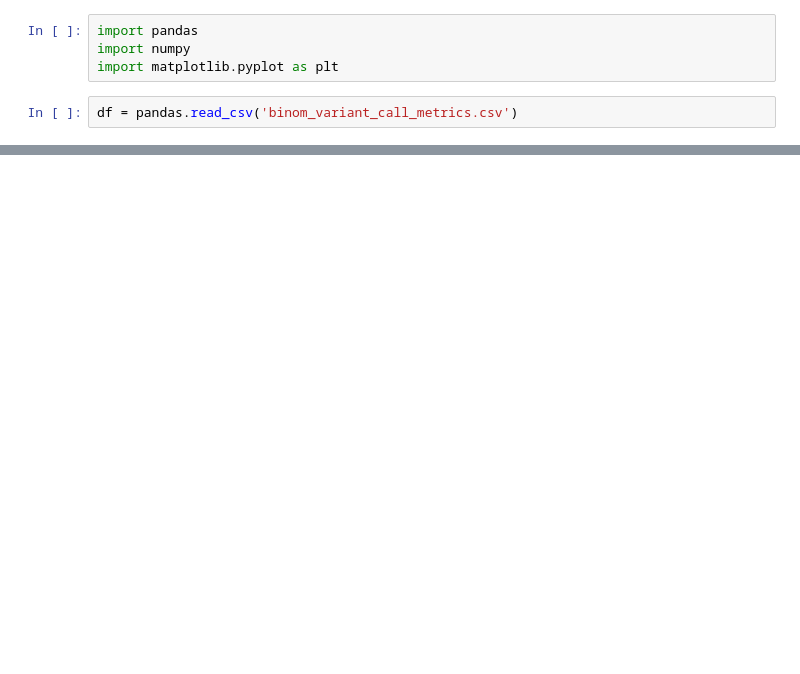
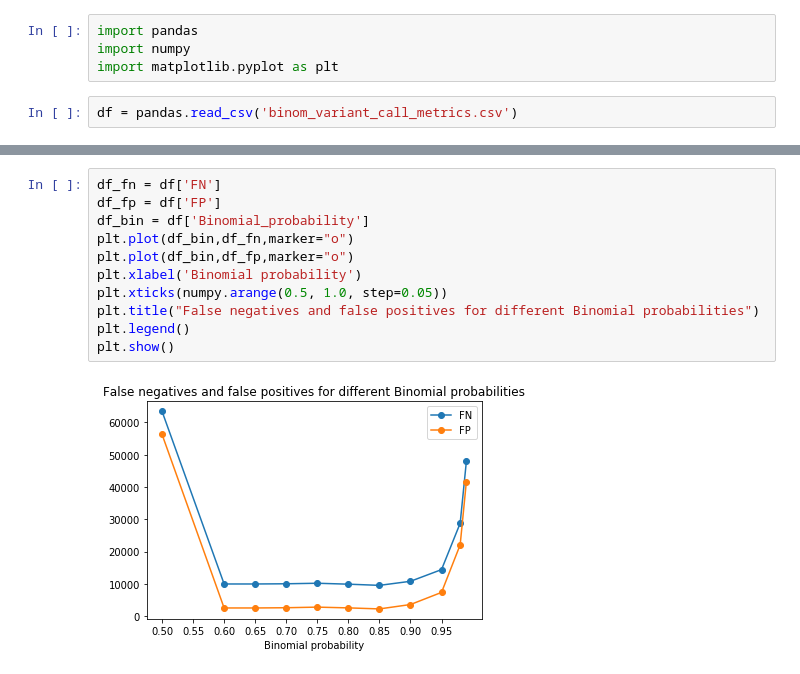
Before and after one commit to apanajotu/GI, a Jupyter notebook: GI Projekat/metric_graphs.ipynb, the cells around one changed output, grey strips where cells are left out. Saved outputs shown, nothing was run; the diff lists cells and outputs as text; blank space fills up the shorter version.

```diff
--- a/GI Projekat/metric_graphs.ipynb
+++ b/GI Projekat/metric_graphs.ipynb
@@ -21,0 +100,13 @@ plt.show()
+# %%
+df_fn = df['FN']
+df_fp = df['FP']
+df_bin = df['Binomial_probability']
+plt.plot(df_bin,df_fn,marker="o")
+plt.plot(df_bin,df_fp,marker="o")
+plt.xlabel('Binomial probability')
+plt.xticks(numpy.arange(0.5, 1.0, step=0.05))
+plt.title("False negatives and false positives for different Binomial probabilities")
+plt.legend()
+plt.show()
+# %% [output]
+[figure, added]
```
Also changed, not shown: parts of 13 cells of this notebook, 1 other file.
